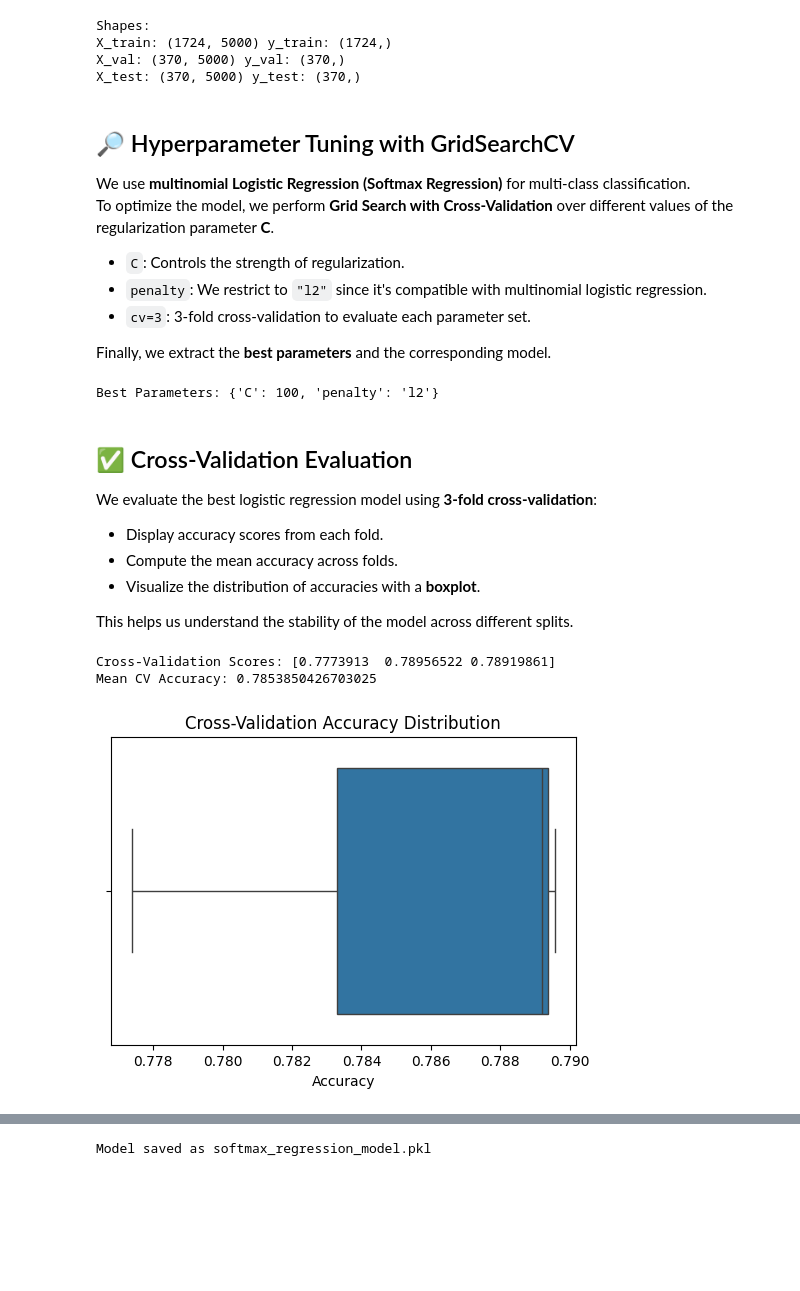
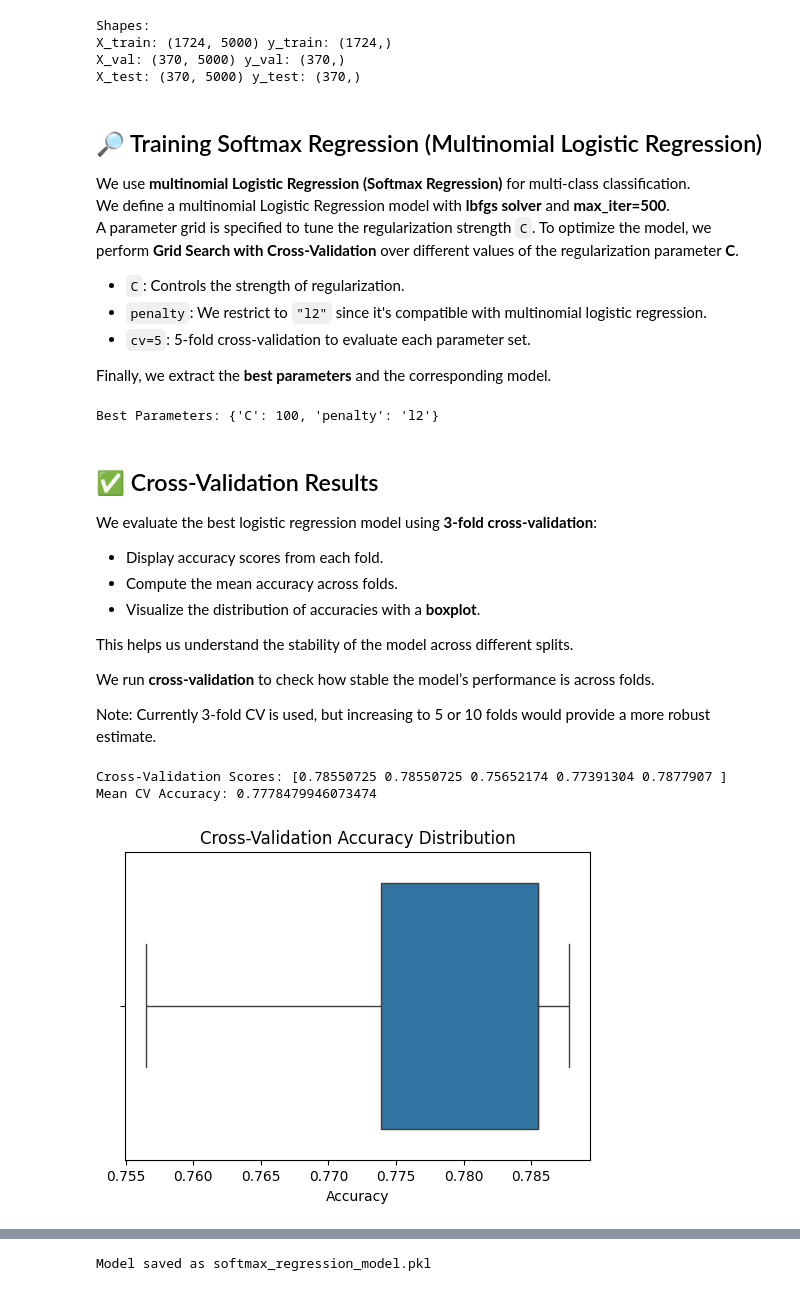
Before and after one commit to senumiminodya/axora-medarchive-solution, a Jupyter notebook: classification_modeling.ipynb, the cells around one changed output, grey strips where cells are left out. Cells and saved outputs as stored; diff of their text form; code cells hidden in the pictures; blank space fills up the shorter version.

```diff
--- a/classification_modeling.ipynb
+++ b/classification_modeling.ipynb
@@ -77,15 +82,17 @@ X_train: (1724, 5000) y_train: (1724,)
 X_val: (370, 5000) y_val: (370,)
 X_test: (370, 5000) y_test: (370,)
 # %% [markdown]
-## 🔎 Hyperparameter Tuning with GridSearchCV
+## 🔎 Training Softmax Regression (Multinomial Logistic Regression)
 
 We use **multinomial Logistic Regression (Softmax Regression)** for multi-class classification.
+We define a multinomial Logistic Regression model with **lbfgs solver** and **max_iter=500**.
+A parameter grid is specified to tune the regularization strength `C`.
 To optimize the model, we perform **Grid Search with Cross-Validation** over different values of the
 regularization parameter **C**.
 
 - `C`: Controls the strength of regularization.
 - `penalty`: We restrict to `"l2"` since it's compatible with multinomial logistic regression.
-- `cv=3`: 3-fold cross-validation to evaluate each parameter set.
+- `cv=5`: 5-fold cross-validation to evaluate each parameter set.
 
 Finally, we extract the **best parameters** and the corresponding model.
 # %%
@@ -99,7 +106,7 @@ param_grid = {
 grid_search = GridSearchCV(
     estimator=log_reg,
     param_grid=param_grid,
-    cv=3,   # reduced for speed, increase if needed
+    cv=5,
     scoring="accuracy",
     n_jobs=-1
 )
@@ -110,7 +117,7 @@ print("Best Parameters:", grid_search.best_params_)
 # %% [output]
 Best Parameters: {'C': 100, 'penalty': 'l2'}
 # %% [markdown]
-## ✅ Cross-Validation Evaluation
+## ✅ Cross-Validation Results
 
 We evaluate the best logistic regression model using **3-fold cross-validation**:
 - Display accuracy scores from each fold.
@@ -118,21 +125,25 @@ We evaluate the best logistic regression model using **3-fold cross-validation**
 - Visualize the distribution of accuracies with a **boxplot**.
 
 This helps us understand the stability of the model across different splits.
+
+We run **cross-validation** to check how stable the model’s performance is across folds.
+
+Note: Currently 3-fold CV is used, but increasing to 5 or 10 folds would provide a more robust estimate.
 # %%
-cv_scores = cross_val_score(best_model, X_train, y_train, cv=3, scoring="accuracy")
+cv_scores = cross_val_score(best_model, X_train, y_train, cv=5, scoring="accuracy")
 
 print("Cross-Validation Scores:", cv_scores)
 print("Mean CV Accuracy:", cv_scores.mean())
 
 plt.figure(figsize=(6,4))
 sns.boxplot(x=cv_scores)
 plt.title("Cross-Validation Accuracy Distribution")
 plt.xlabel("Accuracy")
 plt.show()
 # %% [output]
-Cross-Validation Scores: [0.7773913  0.78956522 0.78919861]
-Mean CV Accuracy: 0.7853850426703025
+Cross-Validation Scores: [0.78550725 0.78550725 0.75652174 0.77391304 0.7877907 ]
+Mean CV Accuracy: 0.7778479946073474
-[figure, old version]
+[figure, new version]
 # %% [markdown]
 ## 💾 Saving the Trained Model
 
```
Also changed, not shown: parts of 12 cells of this notebook.
